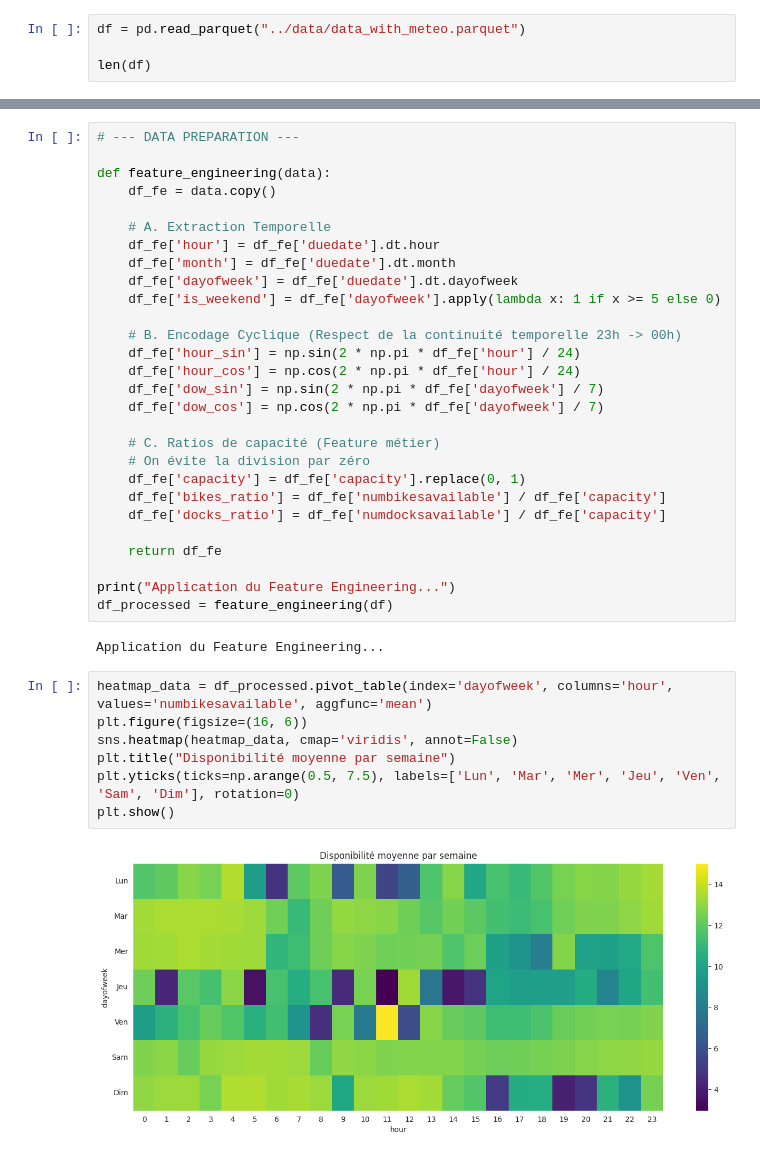
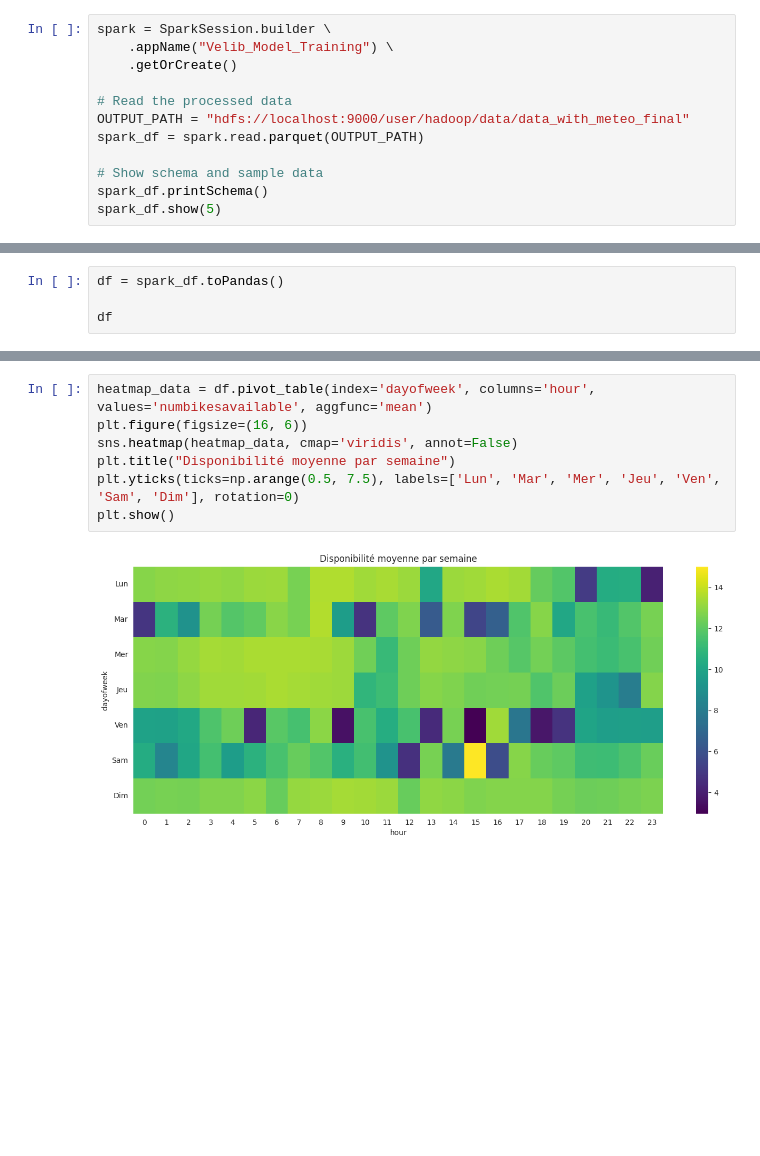
Before and after one commit to fenohasinalala/velib-availability-prediction, a Jupyter notebook: notebooks/data_exploration.ipynb, the cells around one changed output, grey strips where cells are left out. Drawn from its saved outputs; the diff is of its cells as text; blank space fills up the shorter version.

Commit message:
chore: data exploration from spark outputs

```diff
--- a/notebooks/data_exploration.ipynb
+++ b/notebooks/data_exploration.ipynb
@@ -9,7 +10,15 @@ warnings.filterwarnings('ignore')
 sns.set_style("whitegrid")
 pd.set_option('display.max_columns', None)
 # %%
-df = pd.read_parquet("../data/data_with_meteo.parquet")
+spark = SparkSession.builder \
+    .appName("Velib_Model_Training") \
+    .getOrCreate()
 
-len(df)
+# Read the processed data
+OUTPUT_PATH = "hdfs://localhost:9000/user/hadoop/data/data_with_meteo_final"
+spark_df = spark.read.parquet(OUTPUT_PATH)
+
+# Show schema and sample data
+spark_df.printSchema()
+spark_df.show(5)
 # %% [output]
@@ -16,0 +42,4 @@ len(df)
+# %%
+df = spark_df.toPandas()
+
+df
@@ -118,40 +164,10 @@ Text(0.5, 1.0, 'Correlation')
-# %%
-# --- DATA PREPARATION ---
-
-def feature_engineering(data):
-    df_fe = data.copy()
-
-    # A. Extraction Temporelle
-    df_fe['hour'] = df_fe['duedate'].dt.hour
-    df_fe['month'] = df_fe['duedate'].dt.month
-    df_fe['dayofweek'] = df_fe['duedate'].dt.dayofweek
-    df_fe['is_weekend'] = df_fe['dayofweek'].apply(lambda x: 1 if x >= 5 else 0)
-
-    # B. Encodage Cyclique (Respect de la continuité temporelle 23h -> 00h)
-    df_fe['hour_sin'] = np.sin(2 * np.pi * df_fe['hour'] / 24)
-    df_fe['hour_cos'] = np.cos(2 * np.pi * df_fe['hour'] / 24)
-    df_fe['dow_sin'] = np.sin(2 * np.pi * df_fe['dayofweek'] / 7)
-    df_fe['dow_cos'] = np.cos(2 * np.pi * df_fe['dayofweek'] / 7)
-
-    # C. Ratios de capacité (Feature métier)
-    # On évite la division par zéro
-    df_fe['capacity'] = df_fe['capacity'].replace(0, 1)
-    df_fe['bikes_ratio'] = df_fe['numbikesavailable'] / df_fe['capacity']
-    df_fe['docks_ratio'] = df_fe['numdocksavailable'] / df_fe['capacity']
-
-    return df_fe
-
-print("Application du Feature Engineering...")
-df_processed = feature_engineering(df)
-# %% [output]
-Application du Feature Engineering...
 # %%
-heatmap_data = df_processed.pivot_table(index='dayofweek', columns='hour', values='numbikesavailable', aggfunc='mean')
+heatmap_data = df.pivot_table(index='dayofweek', columns='hour', values='numbikesavailable', aggfunc='mean')
 plt.figure(figsize=(16, 6))
 sns.heatmap(heatmap_data, cmap='viridis', annot=False)
 plt.title("Disponibilité moyenne par semaine")
 plt.yticks(ticks=np.arange(0.5, 7.5), labels=['Lun', 'Mar', 'Mer', 'Jeu', 'Ven', 'Sam', 'Dim'], rotation=0)
 plt.show()
 # %% [output]
-[figure, old version]
+[figure, new version]
 # %%
```
Also changed, not shown: parts of 13 cells of this notebook.
